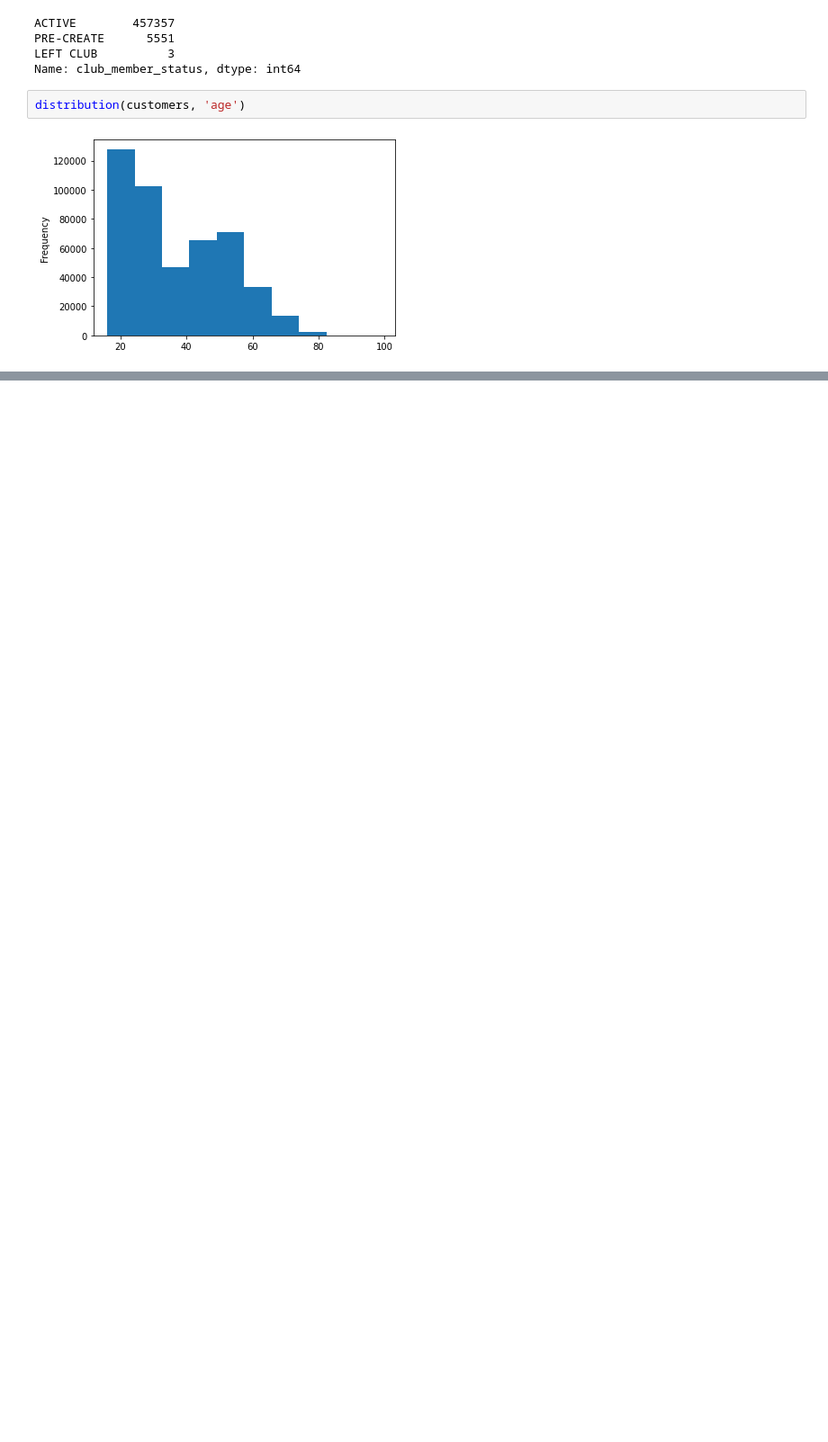
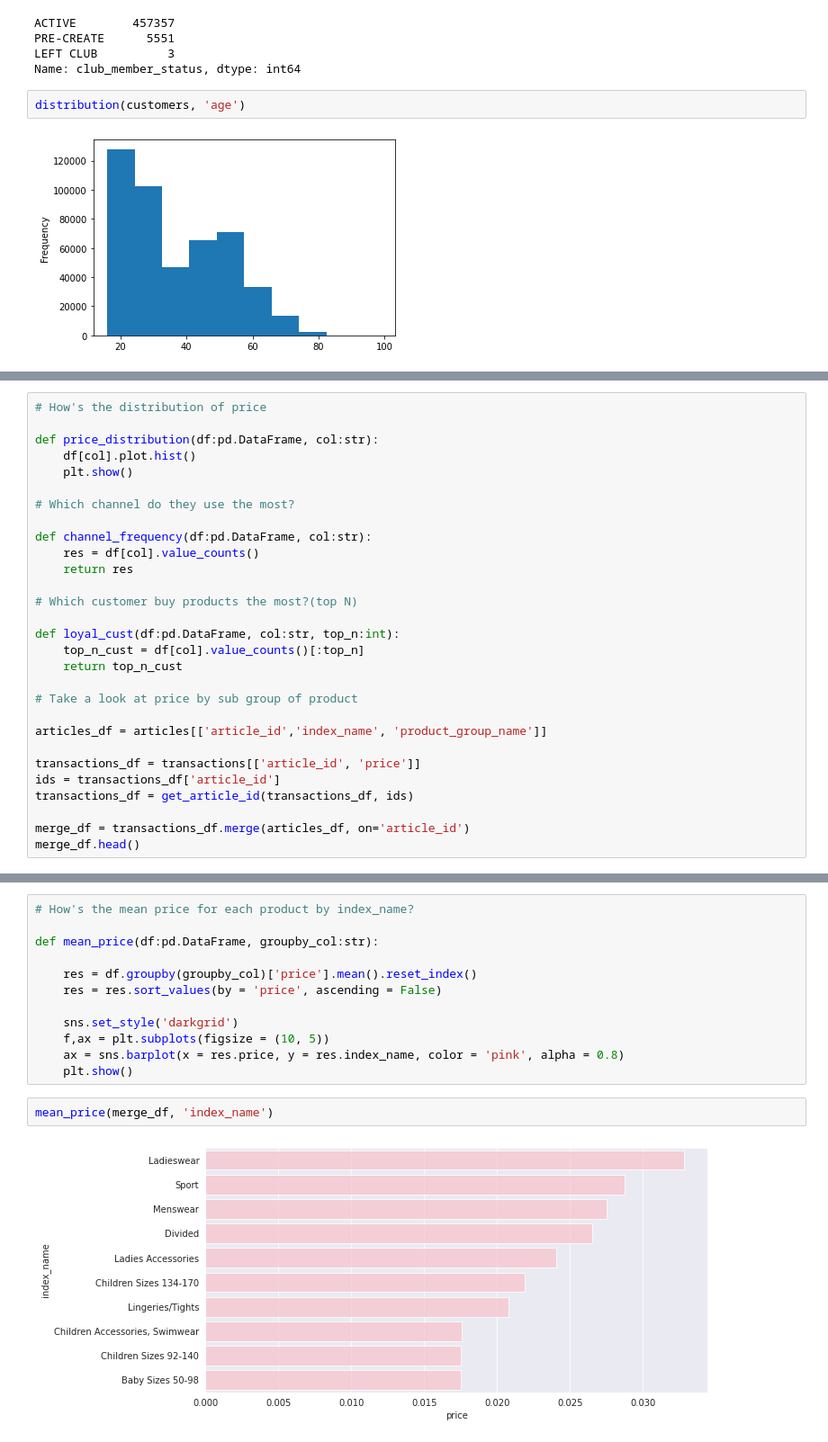
Before and after one commit to INA-95/H-M-Personalized-Fashion-Recommendations, a Jupyter notebook: EDA.ipynb, the cells around one changed output, grey strips where cells are left out. Shown at 90% size. Saved outputs shown, nothing was run; the diff lists cells and outputs as text; blank space fills up the shorter version.

```diff
--- a/EDA.ipynb
+++ b/EDA.ipynb
@@ -135,0 +147,29 @@ distribution(customers, 'age')
+# %%
+# How's the distribution of price
+
+def price_distribution(df:pd.DataFrame, col:str):
+    df[col].plot.hist()
+    plt.show()
+
+# Which channel do they use the most?
+
+def channel_frequency(df:pd.DataFrame, col:str):
+    res = df[col].value_counts()
+    return res
+
+# Which customer buy products the most?(top N)
+
+def loyal_cust(df:pd.DataFrame, col:str, top_n:int):
+    top_n_cust = df[col].value_counts()[:top_n]
+    return top_n_cust
+
+# Take a look at price by sub group of product
+
+articles_df = articles[['article_id','index_name', 'product_group_name']]
+
+transactions_df = transactions[['article_id', 'price']]
+ids = transactions_df['article_id']
+transactions_df = get_article_id(transactions_df, ids)
+
+merge_df = transactions_df.merge(articles_df, on='article_id')
+merge_df.head()
@@ -135,0 +187,16 @@ distribution(customers, 'age')
+# %%
+# How's the mean price for each product by index_name?
+
+def mean_price(df:pd.DataFrame, groupby_col:str):
+
+    res = df.groupby(groupby_col)['price'].mean().reset_index()
+    res = res.sort_values(by = 'price', ascending = False)
+
+    sns.set_style('darkgrid')
+    f,ax = plt.subplots(figsize = (10, 5))
+    ax = sns.barplot(x = res.price, y = res.index_name, color = 'pink', alpha = 0.8)
+    plt.show()
+# %%
+mean_price(merge_df, 'index_name')
+# %% [output]
+[figure, added]
```
Also changed, not shown: parts of 2 cells of this notebook.
